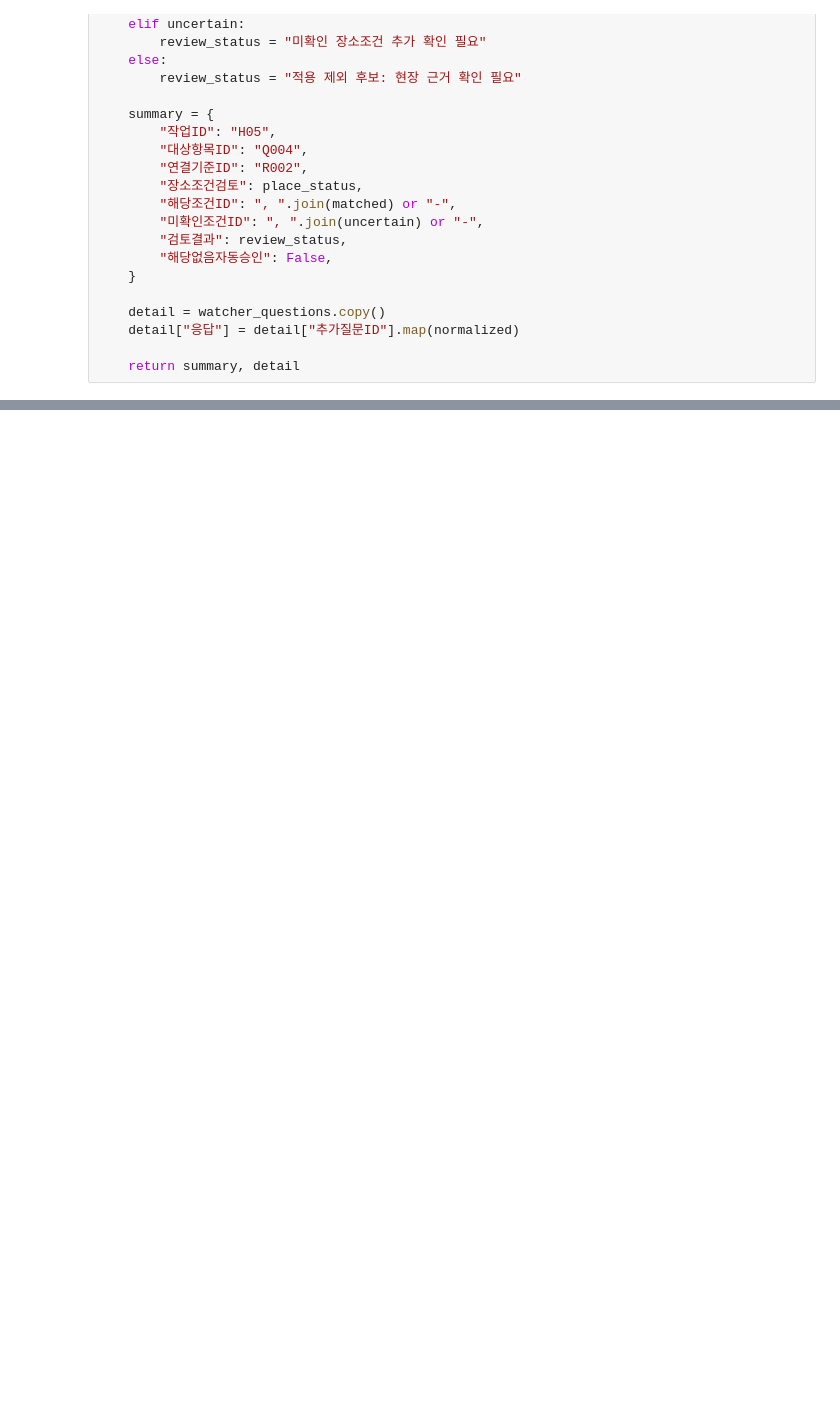
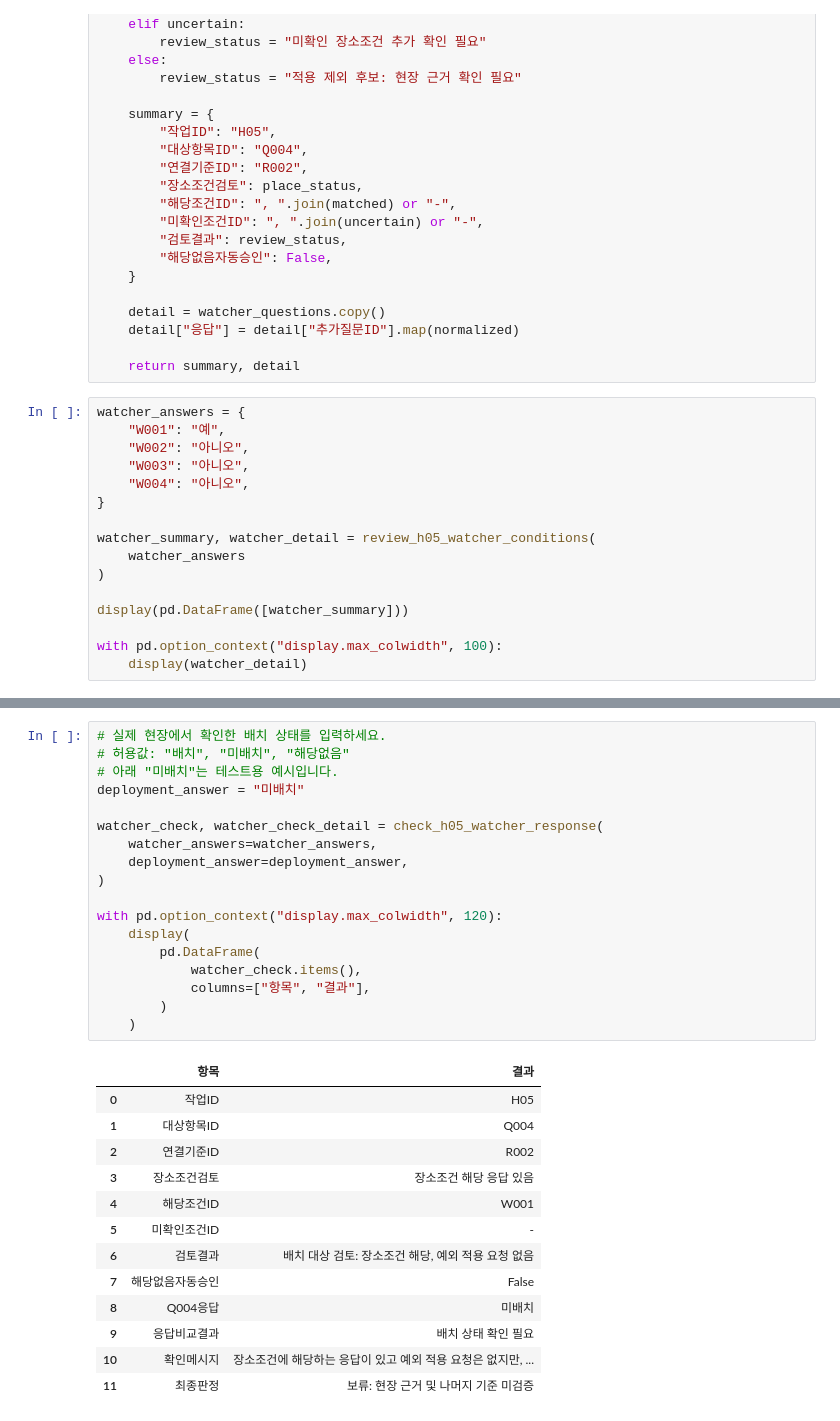
Before and after one commit to uijun0411-crypto/construction_safety_visualize, a Jupyter notebook: fire_risk_project/notebooks/03_작업시작전_평가.ipynb, the cells around one changed output, grey strips where cells are left out. Saved outputs shown, nothing was run; the diff lists cells and outputs as text; blank space fills up the shorter version.

```diff
--- a/fire_risk_project/notebooks/03_작업시작전_평가.ipynb
+++ b/fire_risk_project/notebooks/03_작업시작전_평가.ipynb
@@ -809,3 +783,19 @@ def review_h05_watcher_conditions(answers):
     detail["응답"] = detail["추가질문ID"].map(normalized)
 
     return summary, detail
+# %%
+watcher_answers = {
+    "W001": "예",
+    "W002": "아니오",
+    "W003": "아니오",
+    "W004": "아니오",
+}
+
+watcher_summary, watcher_detail = review_h05_watcher_conditions(
+    watcher_answers
+)
+
+display(pd.DataFrame([watcher_summary]))
+
+with pd.option_context("display.max_colwidth", 100):
+    display(watcher_detail)
@@ -811,0 +884,32 @@ def review_h05_watcher_conditions(answers):
+# %%
+# 실제 현장에서 확인한 배치 상태를 입력하세요.
+# 허용값: "배치", "미배치", "해당없음"
+# 아래 "미배치"는 테스트용 예시입니다.
+deployment_answer = "미배치"
+
+watcher_check, watcher_check_detail = check_h05_watcher_response(
+    watcher_answers=watcher_answers,
+    deployment_answer=deployment_answer,
+)
+
+with pd.option_context("display.max_colwidth", 120):
+    display(
+        pd.DataFrame(
+            watcher_check.items(),
+            columns=["항목", "결과"],
+        )
+    )
+# %% [output]
+|  | 항목 | 결과 |
+| 0 | 작업ID | H05 |
+| 1 | 대상항목ID | Q004 |
+| 2 | 연결기준ID | R002 |
+| 3 | 장소조건검토 | 장소조건 해당 응답 있음 |
+| 4 | 해당조건ID | W001 |
+| 5 | 미확인조건ID | - |
+| 6 | 검토결과 | 배치 대상 검토: 장소조건 해당, 예외 적용 요청 없음 |
+| 7 | 해당없음자동승인 | False |
+| 8 | Q004응답 | 미배치 |
+| 9 | 응답비교결과 | 배치 상태 확인 필요 |
+| 10 | 확인메시지 | 장소조건에 해당하는 응답이 있고 예외 적용 요청은 없지만, ... |
+| 11 | 최종판정 | 보류: 현장 근거 및 나머지 기준 미검증 |
```
Also changed, not shown: parts of 4 cells of this notebook, 35 other files.
